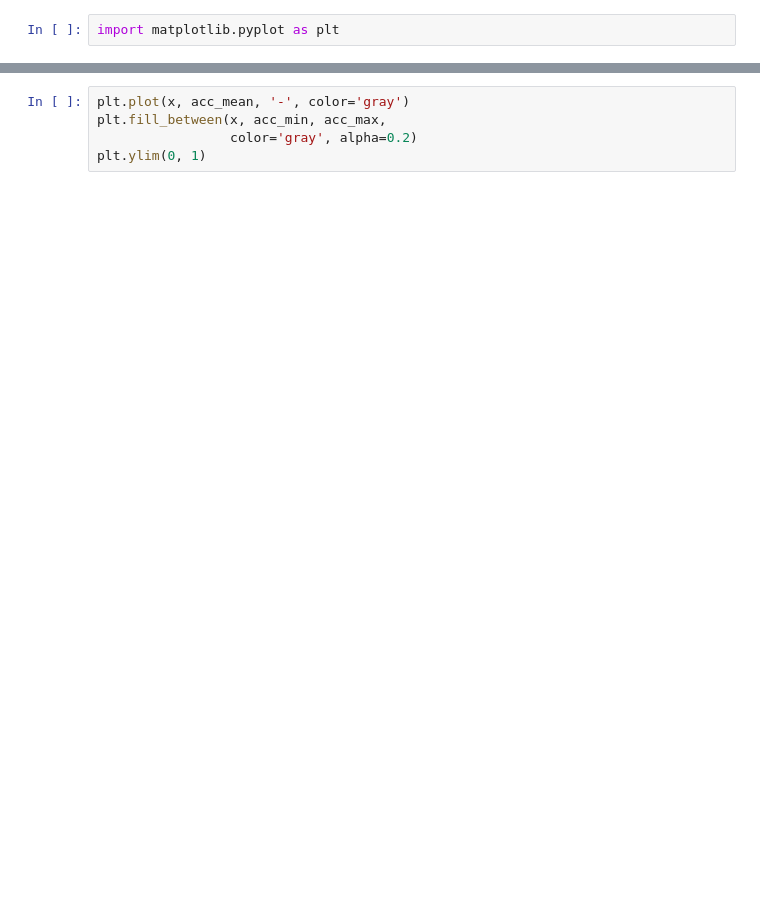
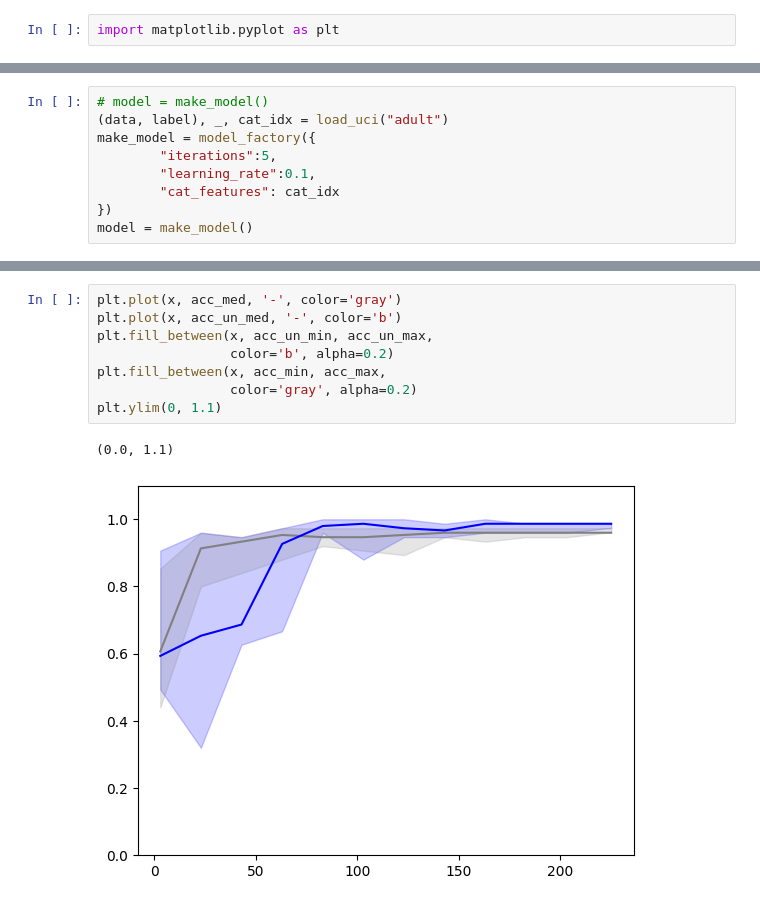
Before and after one commit to Jecosine/CatBoostPlayground, a Jupyter notebook: examples/run_pipeline.ipynb, the cells around one changed output, grey strips where cells are left out. Drawn from its saved outputs; the diff is of its cells as text; blank space fills up the shorter version.

```diff
--- a/examples/run_pipeline.ipynb
+++ b/examples/run_pipeline.ipynb
@@ -72,0 +140,9 @@ import matplotlib.pyplot as plt
+# %%
+# model = make_model()
+(data, label), _, cat_idx = load_uci("adult")
+make_model = model_factory({
+        "iterations":5,
+        "learning_rate":0.1,
+        "cat_features": cat_idx
+})
+model = make_model()
@@ -79,5 +208,11 @@ acc_min = acc.min(axis=0)
 # %%
-plt.plot(x, acc_mean, '-', color='gray')
+plt.plot(x, acc_med, '-', color='gray')
+plt.plot(x, acc_un_med, '-', color='b')
+plt.fill_between(x, acc_un_min, acc_un_max,
+                 color='b', alpha=0.2)
 plt.fill_between(x, acc_min, acc_max,
                  color='gray', alpha=0.2)
-plt.ylim(0, 1)
+plt.ylim(0, 1.1)
+# %% [output]
+(0.0, 1.1)
+[figure, added]
```
Also changed, not shown: parts of 19 cells of this notebook, 15 other files.
